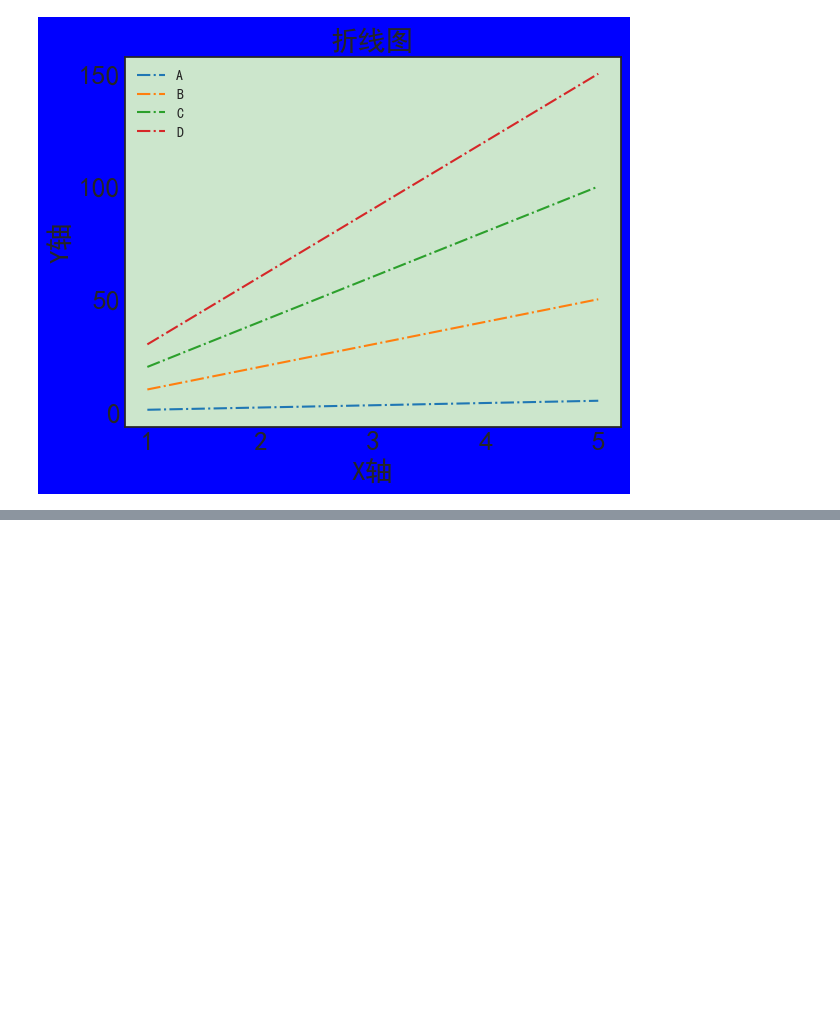
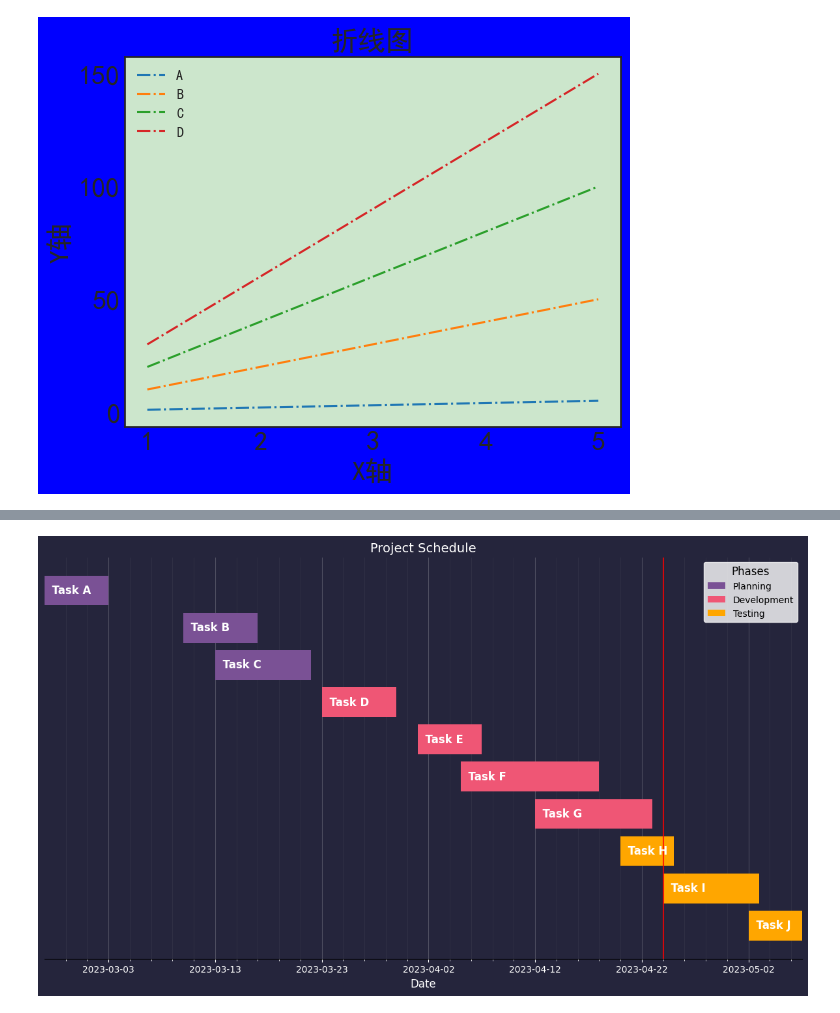
Before and after one commit to Fcscanf/JupyterWorkSpace, a Jupyter notebook: Visualization/Matplotlib/Sample.ipynb, the cells around one changed output, grey strips where cells are left out. Drawn from its saved outputs; the diff is of its cells as text; code cells hidden in the pictures; blank space fills up the shorter version.

```diff
--- a/Visualization/Matplotlib/Sample.ipynb
+++ b/Visualization/Matplotlib/Sample.ipynb
@@ -151,0 +197,86 @@ plt.legend()#显示图例
+# %%
+# 甘特图
+import datetime
+import matplotlib.pyplot as plt
+from matplotlib.dates import datestr2num, DateFormatter, DayLocator
+from matplotlib.ticker import AutoMinorLocator
+from matplotlib.patches import Patch
+
+# 创建假数据
+tasks = ['Task A', 'Task B', 'Task C', 'Task D', 'Task E', 'Task F', 'Task G', 'Task H', 'Task I', 'Task J']
+start_dates = ['2023-02-25', '2023-03-10', '2023-03-13', '2023-03-23', '2023-04-01', '2023-04-05', '2023-04-12', '2023-04-20', '2023-04-24', '2023-05-02']
+end_dates = ['2023-03-03', '2023-03-17', '2023-03-22', '2023-03-30', '2023-04-07', '2023-04-18', '2023-04-23', '2023-04-25', '2023-05-03', '2023-05-07']
+
+# 创建项目的开始与结束时间
+start_dates = [datestr2num(d) for d in start_dates]
+end_dates = [datestr2num(d) for d in end_dates]
+
+durations = [(end - start) for start, end in zip(start_dates, end_dates)]
+
+fig, ax = plt.subplots(figsize=(15, 8), facecolor='#25253c')
+
+ax.set_facecolor('#25253c')
+
+# 根据类目的不同来设定不同的颜色
+colors = ['#7a5195', '#ef5675', '#ffa600']
+task_colors = [colors[0]] * 3 + [colors[1]] * 4 + [colors[2]] * 3
+
+# 展示柱状图
+ax.barh(y=tasks, width=durations, left=start_dates,
+        height=0.8, color=task_colors)
+
+ax.invert_yaxis()
+
+# X轴的坐标
+ax.set_xlim(start_dates[0], end_dates[-1])
+
+date_form = DateFormatter("%Y-%m-%d")
+ax.xaxis.set_major_formatter(date_form)
+
+ax.xaxis.set_major_locator(DayLocator(interval=10))
+ax.xaxis.set_minor_locator(AutoMinorLocator(5))
+ax.tick_params(axis='x', which='minor', length=2, color='white', labelsize=6)
+
+ax.get_yaxis().set_visible(False)
+
+
+ax.grid(True, axis='x', linestyle='-', color='#FFFFFF', alpha=0.2, which='major')
+ax.grid(True, axis='x', linestyle='-', color='#FFFFFF', alpha=0.05, which='minor')
+ax.set_axisbelow(True)
+
+# 给每一个任务添加注释
+for i, task in enumerate(tasks):
+    ax.text(start_dates[i], i, f'  {task}', ha='left', va='center', color='white', fontsize=12, fontweight='bold')
+
+# 添加时间轴
+today = datetime.datetime.now().strftime("%Y-%m-%d")
+today_num = datestr2num(today)
+ax.axvline(today_num, color='red', alpha=0.8)
+
+# X轴的注释和标题设置
+ax.tick_params(axis='both', colors='white')
+
+ax.set_xlabel('Date', color='white', fontsize=12)
+ax.set_title('Project Schedule', color='white', fontsize=14)
+
+# 横轴和纵轴隐藏
+ax.spines['left'].set_visible(False)
+ax.spines['top'].set_visible(False)
+ax.spines['right'].set_visible(False)
+
+# 分类标注出来
+legend_elements = [
+    Patch(facecolor=colors[0], label='Planning'),
+    Patch(facecolor=colors[1], label='Development'),
+    Patch(facecolor=colors[2], label='Testing'),
+]
+
+# 添加注释
+ax.legend(handles=legend_elements, loc='upper right',
+          facecolor='white',
+          edgecolor='white',
+          fontsize=10, title='Phases', title_fontsize=12, frameon=True)
+
+plt.show()
+# %% [output]
+[figure, added]
```
Also changed, not shown: parts of 2 cells of this notebook.
